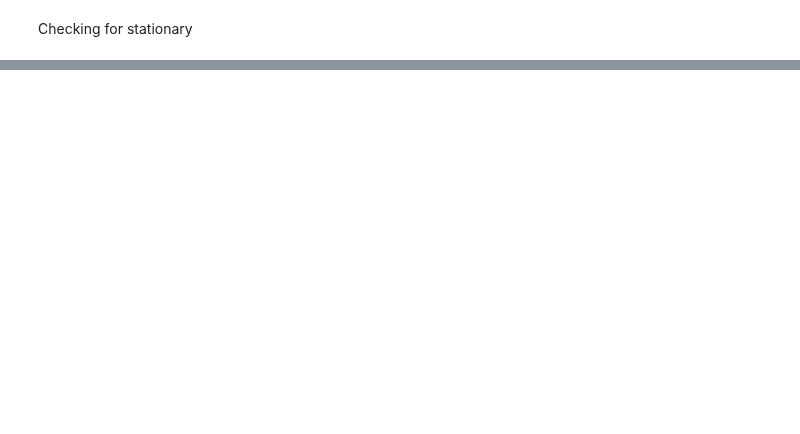
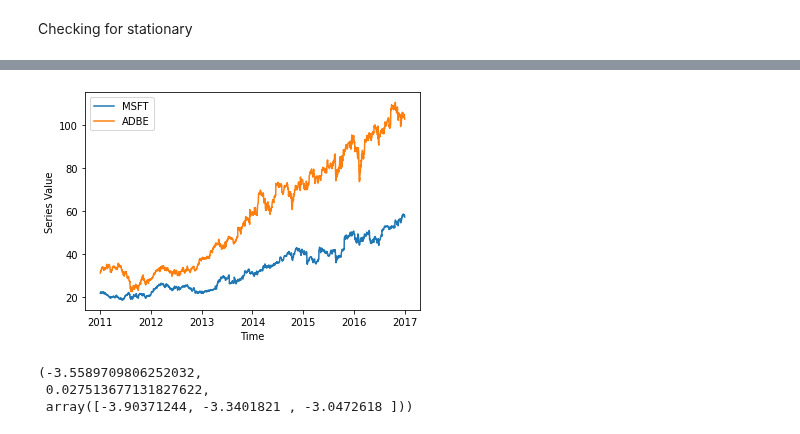
Before and after one commit to ahsank/runml, a Jupyter notebook: Fintest.ipynb, the cells around one changed output, grey strips where cells are left out. Cells and saved outputs as stored; diff of their text form; code cells hidden in the pictures; blank space fills up the shorter version.

```diff
--- a/Fintest.ipynb
+++ b/Fintest.ipynb
@@ -125,0 +158,21 @@ import matplotlib.pyplot as plt
+# %%
+startDateStr = '2011/01/01'
+endDateStr = '2017/01/01'
+X1 = get_data('MSFT', startDateStr, endDateStr)['adjclose']
+X2 = get_data('ADBE', startDateStr, endDateStr)['adjclose']
+X1.name = 'MSFT'
+X2.name = 'ADBE'
+plt.plot(X1)
+plt.plot(X2)
+plt.xlabel('Time')
+plt.ylabel('Series Value')
+plt.legend([X1.name, X2.name])
+plt.show()
+from statsmodels.tsa.stattools import coint
+
+coint(X1, X2)
+# %% [output]
+[figure, added]
+(-3.5589709806252032,
+ 0.027513677131827622,
+ array([-3.90371244, -3.3401821 , -3.0472618 ]))
```
Also changed, not shown: parts of 10 cells of this notebook.
